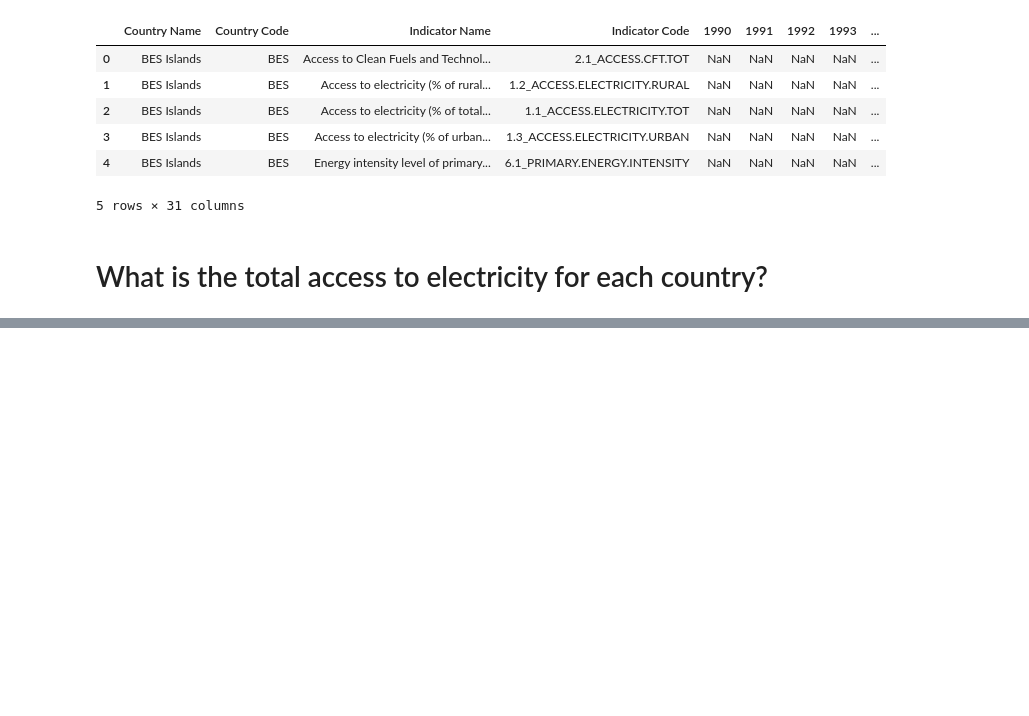
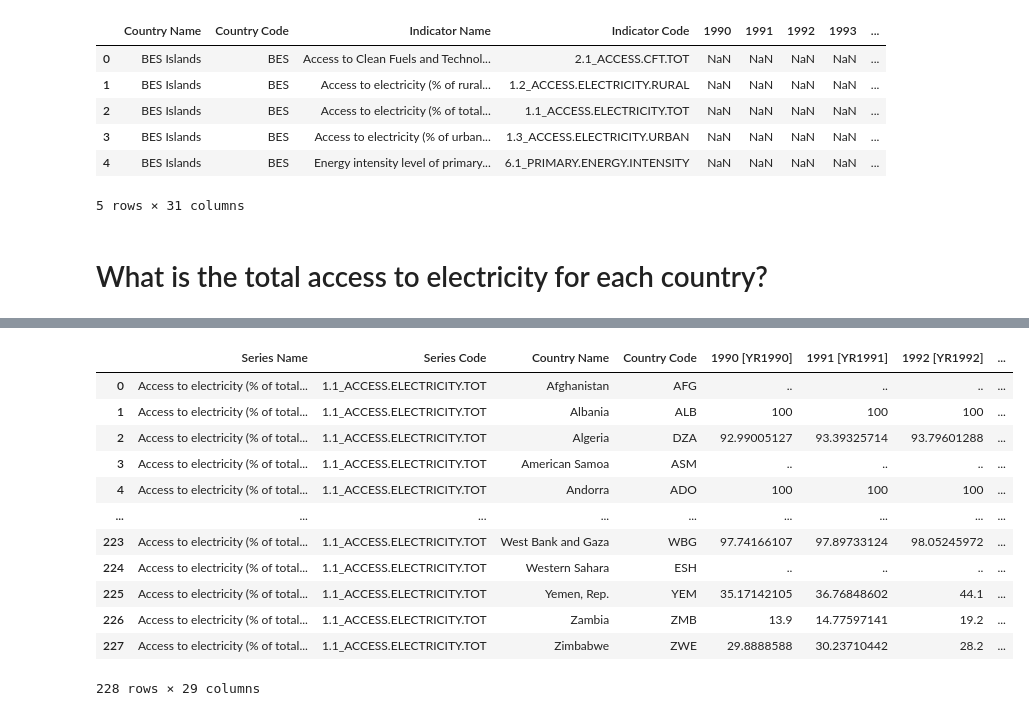
Before and after one commit to tacaelest/DA13_Energy_Capstone, a Jupyter notebook: Notebook/Capstone Notebook.ipynb, the cells around one changed output, grey strips where cells are left out. Cells and saved outputs as stored; diff of their text form; code cells hidden in the pictures; blank space fills up the shorter version.

```diff
--- a/Notebook/Capstone Notebook.ipynb
+++ b/Notebook/Capstone Notebook.ipynb
@@ -27,7 +27,7 @@ Data columns (total 38 columns):
 dtypes: float64(4), object(34)
 memory usage: 33.4+ KB
 # %%
-gtfenergy_df = pd.read_csv('Documents/NSS/Python/projects/DA13_Energy_Capstone/Data/gtfenergyaccessdata.csv')
+gtfenergy_df = pd.read_csv('../Data/gtfenergyaccessdata.csv')
 gtfenergy_df.info()
 # %% [output]
 <class 'pandas.core.frame.DataFrame'>
@@ -101,0 +142,17 @@ KeyError: 'Column not found: tot_elec'
+# %%
+tot_elec_gtfenergy = gtfenergy_df[gtfenergy_df['Series Name']=='Access to electricity (% of total population)']
+tot_elec_gtfenergy
+# %% [output]
+|  | Series Name | Series Code | Country Name | Country Code | 1990 [YR1990] | 1991 [YR1991] | 1992 [YR1992] | ... |
+| 0 | Access to electricity (% of total... | 1.1_ACCESS.ELECTRICITY.TOT | Afghanistan | AFG | .. | .. | .. | ... |
+| 1 | Access to electricity (% of total... | 1.1_ACCESS.ELECTRICITY.TOT | Albania | ALB | 100 | 100 | 100 | ... |
+| 2 | Access to electricity (% of total... | 1.1_ACCESS.ELECTRICITY.TOT | Algeria | DZA | 92.99005127 | 93.39325714 | 93.79601288 | ... |
+| 3 | Access to electricity (% of total... | 1.1_ACCESS.ELECTRICITY.TOT | American Samoa | ASM | .. | .. | .. | ... |
+| 4 | Access to electricity (% of total... | 1.1_ACCESS.ELECTRICITY.TOT | Andorra | ADO | 100 | 100 | 100 | ... |
+| ... | ... | ... | ... | ... | ... | ... | ... | ... |
+| 223 | Access to electricity (% of total... | 1.1_ACCESS.ELECTRICITY.TOT | West Bank and Gaza | WBG | 97.74166107 | 97.89733124 | 98.05245972 | ... |
+| 224 | Access to electricity (% of total... | 1.1_ACCESS.ELECTRICITY.TOT | Western Sahara | ESH | .. | .. | .. | ... |
+| 225 | Access to electricity (% of total... | 1.1_ACCESS.ELECTRICITY.TOT | Yemen, Rep. | YEM | 35.17142105 | 36.76848602 | 44.1 | ... |
+| 226 | Access to electricity (% of total... | 1.1_ACCESS.ELECTRICITY.TOT | Zambia | ZMB | 13.9 | 14.77597141 | 19.2 | ... |
+| 227 | Access to electricity (% of total... | 1.1_ACCESS.ELECTRICITY.TOT | Zimbabwe | ZWE | 29.8888588 | 30.23710442 | 28.2 | ... |
+228 rows × 29 columns
```
Also changed, not shown: parts of 10 cells of this notebook.
